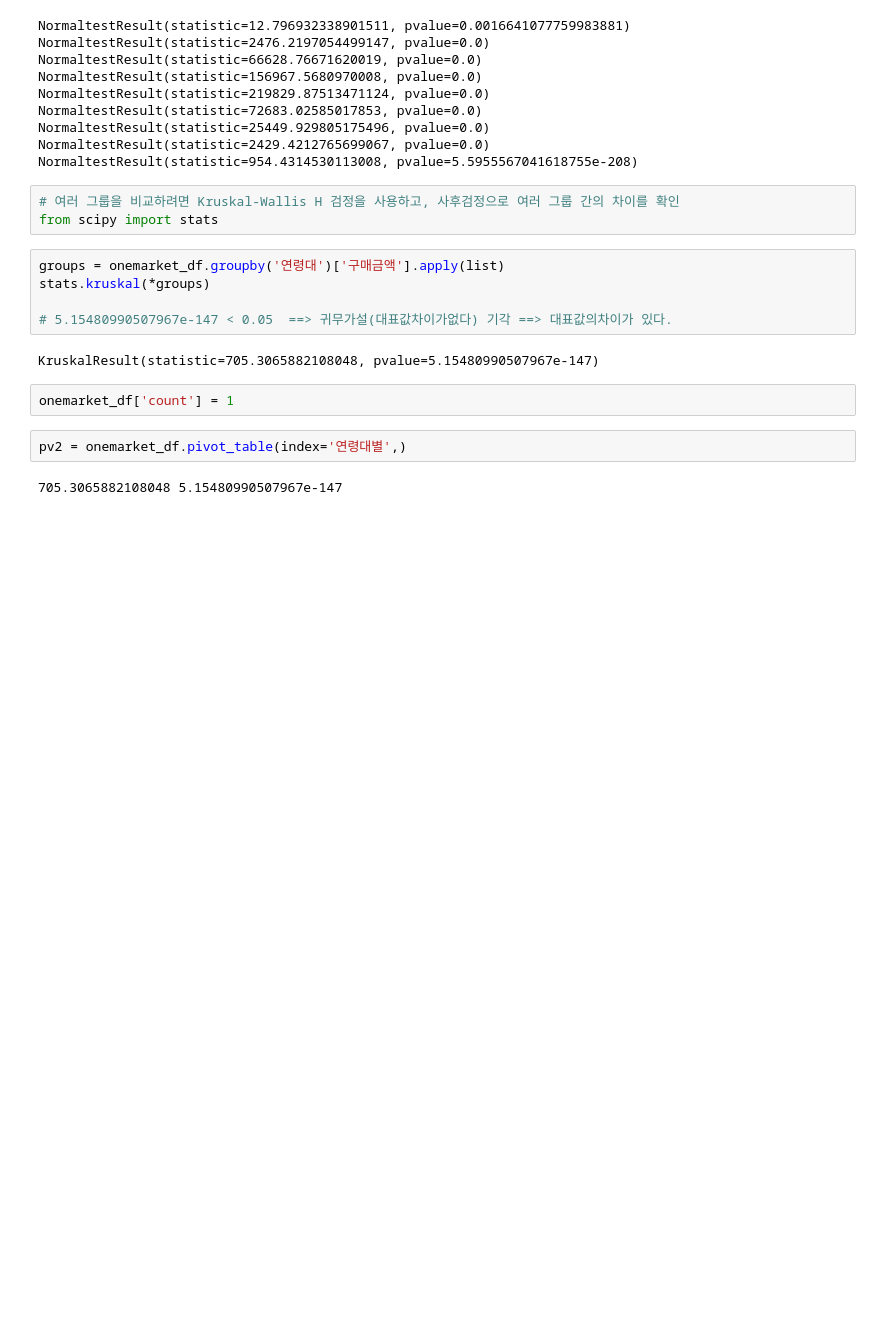
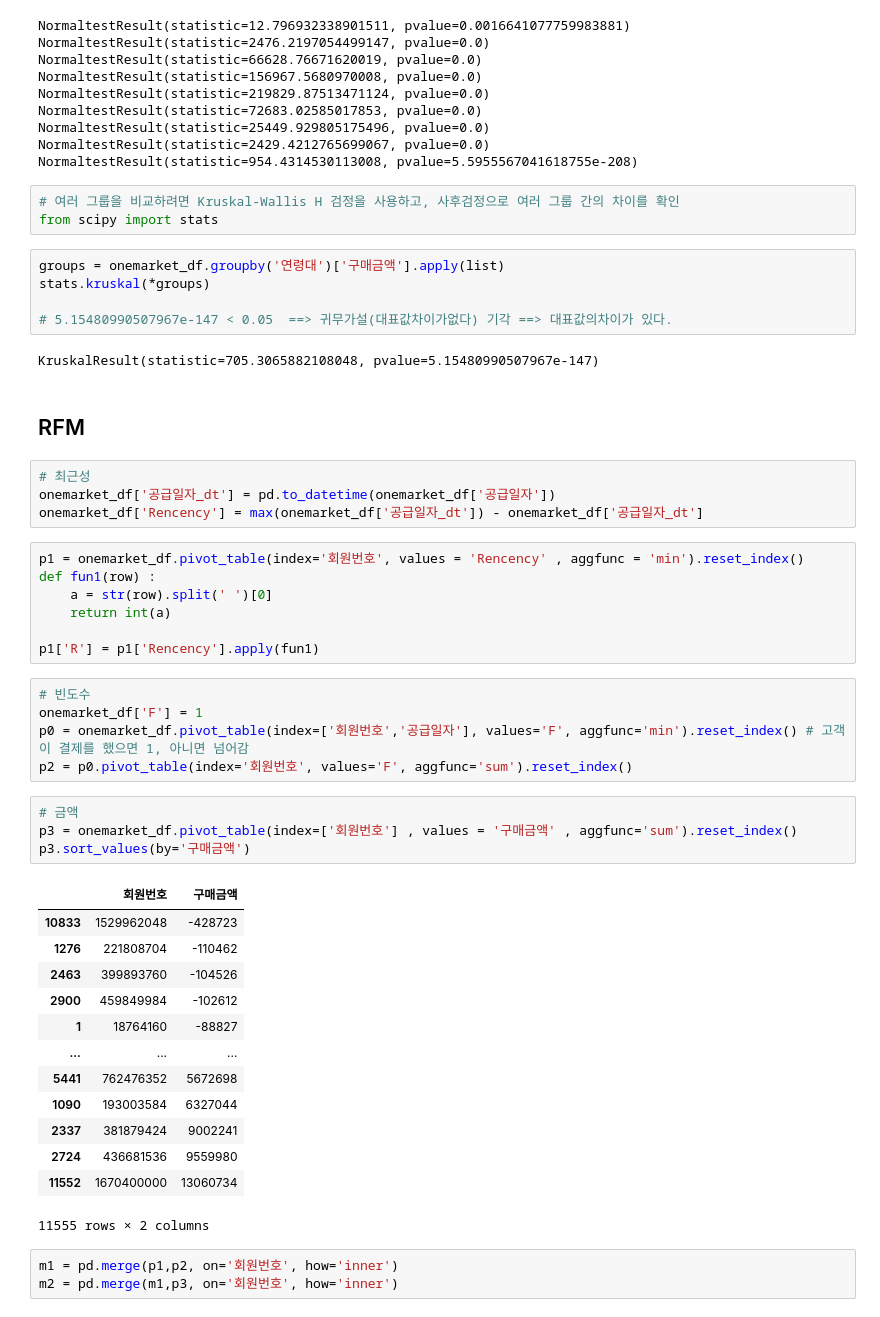
Before and after one commit to raneeKim/SW_CAMP, a Jupyter notebook: ML_Project/자료확인.ipynb, the cells around one changed output. Drawn from its saved outputs; the diff is of its cells as text; blank space fills up the shorter version.

```diff
--- a/ML_Project/자료확인.ipynb
+++ b/ML_Project/자료확인.ipynb
@@ -351,9 +353,42 @@ stats.kruskal(*groups)
 # 5.15480990507967e-147 < 0.05  ==> 귀무가설(대표값차이가없다) 기각 ==> 대표값의차이가 있다.
 # %% [output]
 KruskalResult(statistic=705.3065882108048, pvalue=5.15480990507967e-147)
+# %% [markdown]
+## RFM
+# %%
+# 최근성
+onemarket_df['공급일자_dt'] = pd.to_datetime(onemarket_df['공급일자'])
+onemarket_df['Rencency'] = max(onemarket_df['공급일자_dt']) - onemarket_df['공급일자_dt']
 # %%
-onemarket_df['count'] = 1
+p1 = onemarket_df.pivot_table(index='회원번호', values = 'Rencency' , aggfunc = 'min').reset_index()
+def fun1(row) :
+    a = str(row).split(' ')[0]
+    return int(a)
+
+p1['R'] = p1['Rencency'].apply(fun1)
 # %%
-pv2 = onemarket_df.pivot_table(index='연령대별',)
+# 빈도수
+onemarket_df['F'] = 1
+p0 = onemarket_df.pivot_table(index=['회원번호','공급일자'], values='F', aggfunc='min').reset_index() # 고객이 결제를 했으면 1, 아니면 넘어감
+p2 = p0.pivot_table(index='회원번호', values='F', aggfunc='sum').reset_index()
-# %% [output]
-705.3065882108048 5.15480990507967e-147
+# %%
+# 금액
+p3 = onemarket_df.pivot_table(index=['회원번호'] , values = '구매금액' , aggfunc='sum').reset_index()
+p3.sort_values(by='구매금액')
+# %% [output]
+|  | 회원번호 | 구매금액 |
+| 10833 | 1529962048 | -428723 |
+| 1276 | 221808704 | -110462 |
+| 2463 | 399893760 | -104526 |
+| 2900 | 459849984 | -102612 |
+| 1 | 18764160 | -88827 |
+| ... | ... | ... |
+| 5441 | 762476352 | 5672698 |
+| 1090 | 193003584 | 6327044 |
+| 2337 | 381879424 | 9002241 |
+| 2724 | 436681536 | 9559980 |
+| 11552 | 1670400000 | 13060734 |
+11555 rows × 2 columns
+# %%
+m1 = pd.merge(p1,p2, on='회원번호', how='inner')
+m2 = pd.merge(m1,p3, on='회원번호', how='inner')
```
Also changed, not shown: parts of 17 cells of this notebook.
